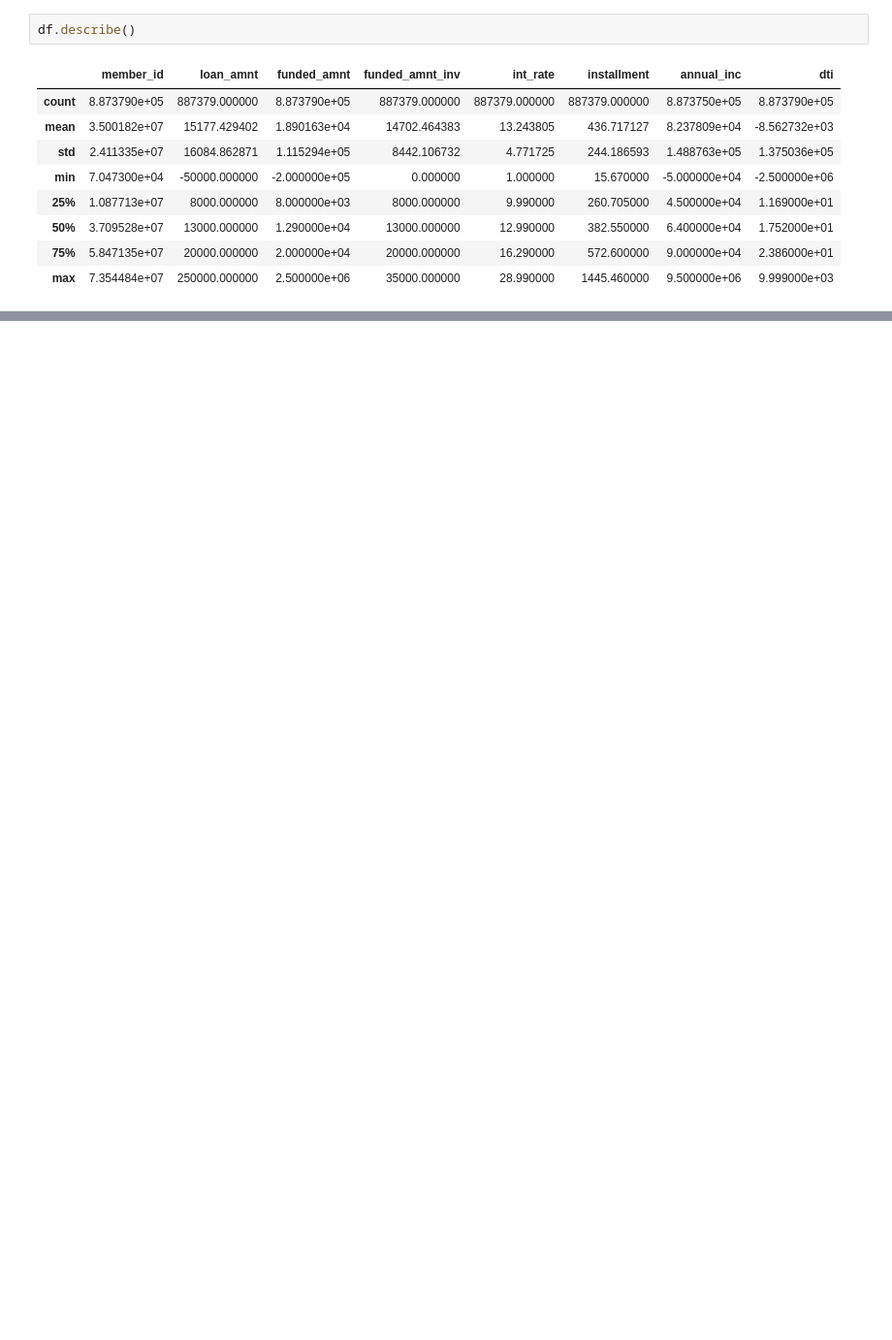
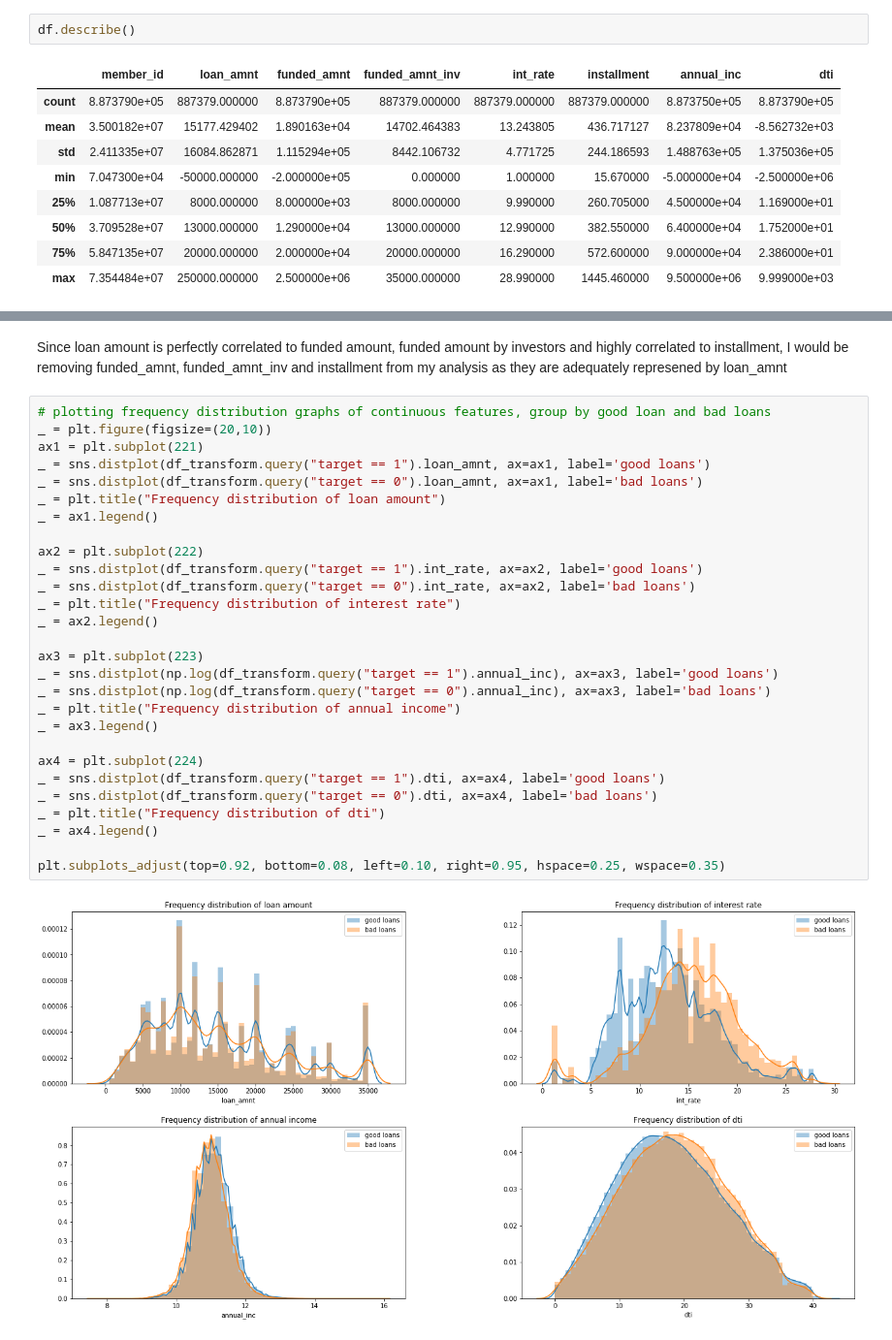
Before and after one commit to ttimong/projects, a Jupyter notebook: funding-societies-assignment.ipynb, the cells around one changed output, grey strips where cells are left out. Shown at 97% size. Cells and saved outputs as stored; diff of their text form; blank space fills up the shorter version.

```diff
--- a/funding-societies-assignment.ipynb
+++ b/funding-societies-assignment.ipynb
@@ -195,0 +226,32 @@ plt.subplots_adjust(top=0.92, bottom=0.08, left=0.10, right=0.95, hspace=0.25, w
+# %% [markdown]
+Since loan amount is perfectly correlated to funded amount, funded amount by investors and highly correlated to installment, I would be removing funded_amnt, funded_amnt_inv and installment from my analysis as they are adequately represened by loan_amnt
+# %%
+# plotting frequency distribution graphs of continuous features, group by good loan and bad loans
+_ = plt.figure(figsize=(20,10))
+ax1 = plt.subplot(221)
+_ = sns.distplot(df_transform.query("target == 1").loan_amnt, ax=ax1, label='good loans')
+_ = sns.distplot(df_transform.query("target == 0").loan_amnt, ax=ax1, label='bad loans')
+_ = plt.title("Frequency distribution of loan amount")
+_ = ax1.legend()
+
+ax2 = plt.subplot(222)
+_ = sns.distplot(df_transform.query("target == 1").int_rate, ax=ax2, label='good loans')
+_ = sns.distplot(df_transform.query("target == 0").int_rate, ax=ax2, label='bad loans')
+_ = plt.title("Frequency distribution of interest rate")
+_ = ax2.legend()
+
+ax3 = plt.subplot(223)
+_ = sns.distplot(np.log(df_transform.query("target == 1").annual_inc), ax=ax3, label='good loans')
+_ = sns.distplot(np.log(df_transform.query("target == 0").annual_inc), ax=ax3, label='bad loans')
+_ = plt.title("Frequency distribution of annual income")
+_ = ax3.legend()
+
+ax4 = plt.subplot(224)
+_ = sns.distplot(df_transform.query("target == 1").dti, ax=ax4, label='good loans')
+_ = sns.distplot(df_transform.query("target == 0").dti, ax=ax4, label='bad loans')
+_ = plt.title("Frequency distribution of dti")
+_ = ax4.legend()
+
+plt.subplots_adjust(top=0.92, bottom=0.08, left=0.10, right=0.95, hspace=0.25, wspace=0.35)
+# %% [output]
+[figure, added]
```
Also changed, not shown: parts of 110 cells of this notebook, 2 other files.
